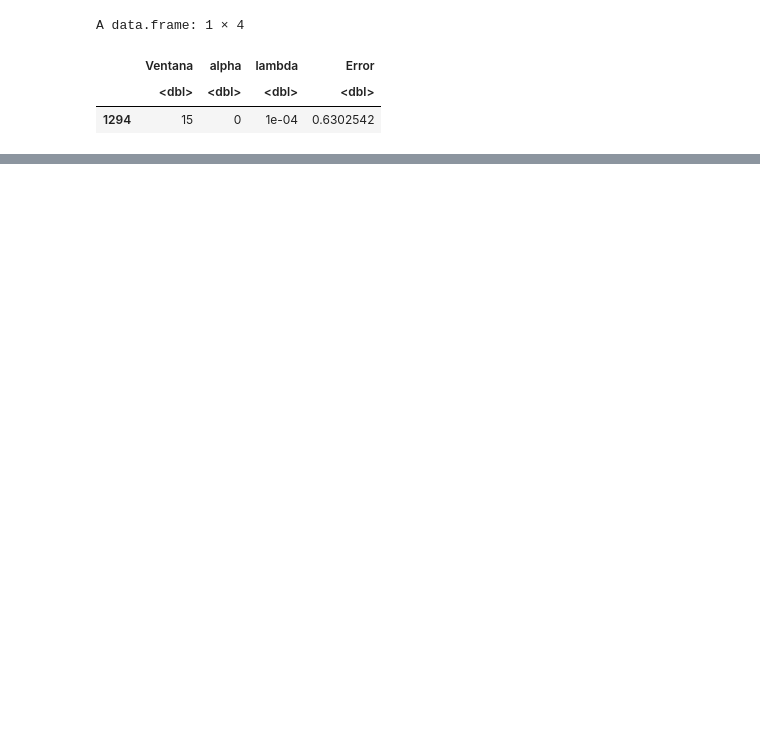
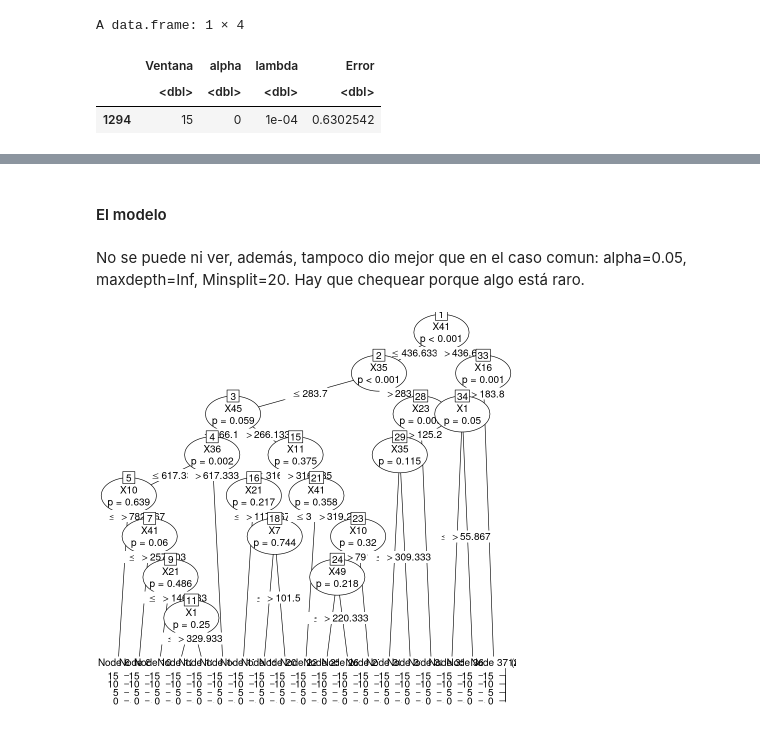
Before and after one commit to Lukas-De-Angelis-Riva/Aprendizaje-estadistico, a Jupyter notebook: trabajo_practico3/src/RangosFrecuencias.ipynb, the cells around one changed output, grey strips where cells are left out. Drawn from its saved outputs; the diff is of its cells as text; code cells hidden in the pictures; blank space fills up the shorter version.

Commit message:
Avances con preprocGrupos

```diff
--- a/trabajo_practico3/src/RangosFrecuencias.ipynb
+++ b/trabajo_practico3/src/RangosFrecuencias.ipynb
@@ -136,3 +191,5 @@ A data.frame: 1 × 4
 # %%
-
-modelo = glmnet(ventana=8, alpha=1, lambda=1e-05)
+X <- preprocesamiento_agrupar(TRAIN_X, mejores_parametros$Ventana)
+Y <- TRAIN_Y
+X_scaled = scale(X)
+modelo1 = glmnet(X_scaled, Y, alpha=mejores_parametros$alpha, lambda=mejores_parametros$lambda)
@@ -140,0 +212,22 @@ ERROR: Error in glmnet(ventana = 8, alpha = 1, lambda = 1e-05): el argumento "x"
+# %%
+n = nrow(TRAIN_X)
+indices = obtener_indices_kfold(n, n)
+
+err = 0
+for(i in indices){
+    X <- preprocesamiento_agrupar(TRAIN_X, mejores_parametros$Ventana)
+
+    X_train_scaled = scale(X[-i,])
+    Y_train = TRAIN_Y[-i]
+
+    X_test_scaled = scale(X[i,], center=attr(X_train_scaled, "scaled:center"),
+                  scale=attr(X_train_scaled, "scaled:scale"))
+
+    Y_test = TRAIN_Y[i]
+
+    model <- glmnet(X_train_scaled, Y_train, lambda=mejores_parametros$lambda, alpha=mejores_parametros$alpha)
+    Y_pred = predict(model, X_test_scaled)
+    err = err + sum((Y_test - Y_pred)^2)
+}
+err = err/n
+print(err)
@@ -140,0 +317,3 @@ ERROR: Error in glmnet(ventana = 8, alpha = 1, lambda = 1e-05): el argumento "x"
+# %%
+mejores_parametros <- resultados[which.min(resultados$Error),]
+mejores_parametros
@@ -140,0 +331,18 @@ ERROR: Error in glmnet(ventana = 8, alpha = 1, lambda = 1e-05): el argumento "x"
+# %% [markdown]
+#### El modelo
+# %%
+parametros <- ctree_control(minsplit=mejores_parametros$Minsplit, maxdepth=mejores_parametros$Maxdepth, alpha=mejores_parametros$Alpha)
+
+X <- preprocesamiento_agrupar(TRAIN_X, mejores_parametros$Ventana)
+DF_train = X
+DF_train$Y = TRAIN_Y
+
+modelo2 <- ctree(Y ~ ., data = DF_train, control=parametros)
+# %% [markdown]
+No se puede ni ver, además, tampoco dio mejor que en el caso comun: alpha=0.05, maxdepth=Inf, Minsplit=20. Hay que chequear porque algo está raro.
+# %%
+x11(width=20, height=10)
+
+plot(modelo2)
+# %% [output]
+[figure, added]
```
Also changed, not shown: parts of 32 cells of this notebook, 4 other files.
